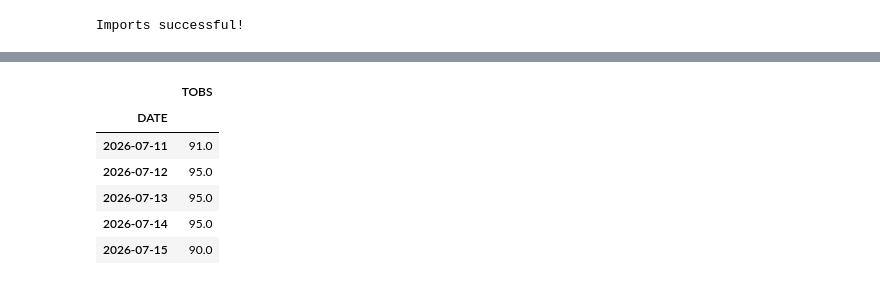
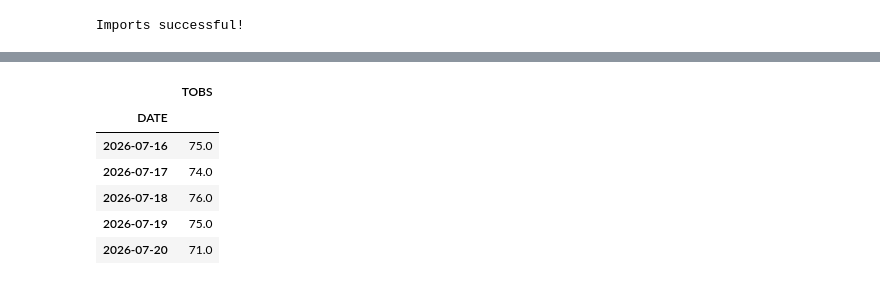
Before and after one commit to cu-esiil-edu/01-climate-Elijah-Oluwapelumi, a Jupyter notebook: climate-data-analysis.ipynb, the cells around one changed output, grey strips where cells are left out. Drawn from its saved outputs; the diff is of its cells as text; code cells hidden in the pictures.

```diff
--- a/climate-data-analysis.ipynb
+++ b/climate-data-analysis.ipynb
@@ -22,11 +22,11 @@ ncei_url = ('https://www.ncei.noaa.gov/access/services/data/v1'
 
            '&dataTypes=TOBS'
 
-           '&stations=USC00050848'
+           '&stations=USC00112931'
 
-           '&startDate=1893-10-01'
+           '&startDate=1895-07-07'
 
-           '&endDate=2026-07-15'
+           '&endDate=2026-07-20'
 
            '&units=standard')
 
@@ -36,7 +36,7 @@ ncei_url
 # %%
 # Open and clean the data
 
-boulder_df = pd.read_csv(
+fairfield_df = pd.read_csv(
 
     ncei_url,
 
@@ -48,7 +48,7 @@ boulder_df = pd.read_csv(
 
 )
 
-boulder_df
+fairfield_df
 # %% [output]
 |  | STATION | TOBS |
 | DATE |  |  |
@@ -67,15 +67,15 @@ boulder_df
 # %%
 # Keep only the TOBS column
 
-boulder_df = boulder_df[["TOBS"]]
+fairfield_df = fairfield_df[["TOBS"]]
 
-boulder_df.head()
-boulder_df.tail()
+fairfield_df.head()
+fairfield_df.tail()
 # %% [output]
 |  | TOBS |
 | DATE |  |
-| 2026-07-11 | 91.0 |
-| 2026-07-12 | 95.0 |
-| 2026-07-13 | 95.0 |
-| 2026-07-14 | 95.0 |
-| 2026-07-15 | 90.0 |
+| 2026-07-16 | 75.0 |
+| 2026-07-17 | 74.0 |
+| 2026-07-18 | 76.0 |
+| 2026-07-19 | 75.0 |
+| 2026-07-20 | 71.0 |
```
Also changed, not shown: parts of 10 cells of this notebook, 2 other files.
